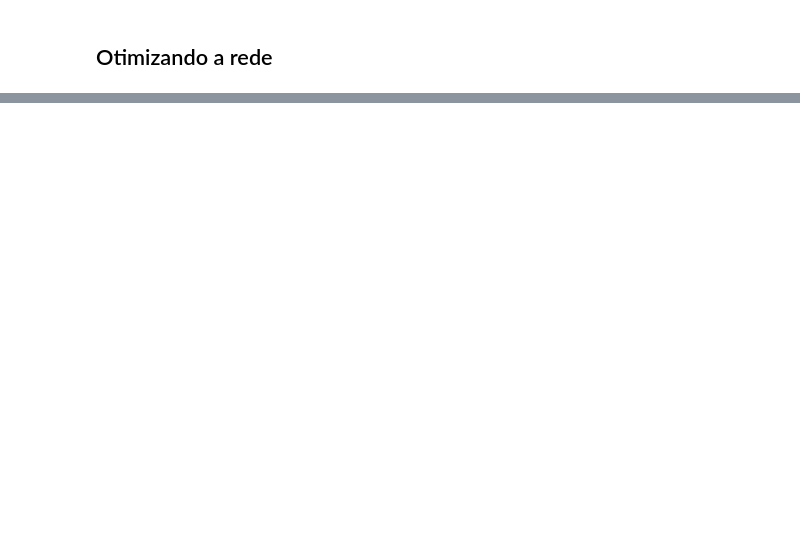
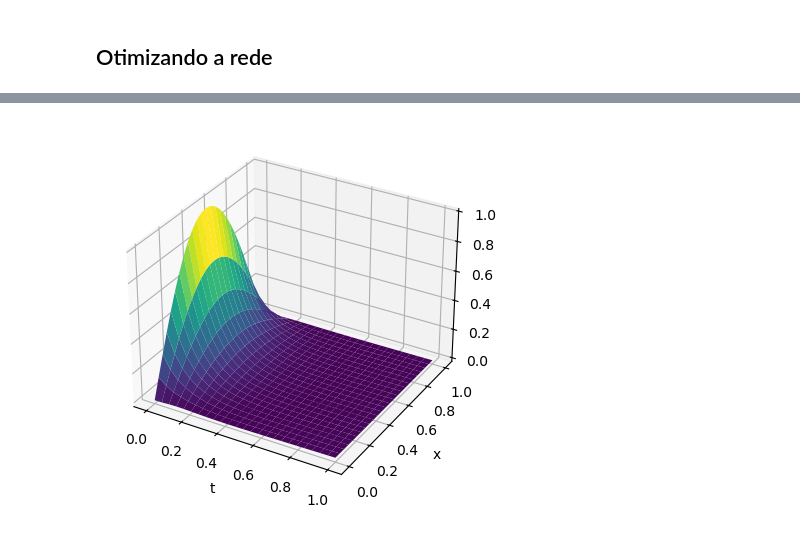
Before and after one commit to ginbar/ermac_2025_pinns, a Jupyter notebook: exemplos/EquacaoDeCalor.ipynb, the cells around one changed output, grey strips where cells are left out. Saved outputs shown, nothing was run; the diff lists cells and outputs as text; code cells hidden in the pictures; blank space fills up the shorter version.

```diff
--- a/exemplos/EquacaoDeCalor.ipynb
+++ b/exemplos/EquacaoDeCalor.ipynb
@@ -115,0 +177,5 @@ Step      Train loss                        Test loss                         Te
+# %%
+
+best_net = dde.nn.FNN([2] + [best_n_nodes] * best_n_hidden_l + [1], "tanh", "Glorot normal")
+best_model = dde.Model(data, best_net)
+best_model.compile("adam", lr=0.001)
@@ -115,0 +185,2 @@ Step      Train loss                        Test loss                         Te
+# %%
+best_model.train(iterations=20000)
@@ -115,0 +207,24 @@ Step      Train loss                        Test loss                         Te
+# %%
+nop = 25
+X, Y, XY = create_test_points(nop)
+
+Z_best_model = best_model.predict(XY)
+Z_exact_sol = exact_solution(XY)
+
+Z_best_model = Z_best_model.reshape((nop, nop))
+Z_exact_sol = Z_exact_sol.reshape((nop, nop))
+# %%
+def plot_3d_and_save(X, Y, Z, file_path):
+
+    fig, ax = plt.subplots(subplot_kw={"projection": "3d"})
+    ax.plot_surface(Y, X, Z, vmin=Z.min() * 2, cmap="viridis")
+
+    plt.xlabel("t")
+    plt.ylabel("x")
+
+    plt.savefig(file_path)
+    plt.show()
+# %%
+plot_3d_and_save(X, Y, Z_best_model, "../figuras/heat_pinns.pdf")
+# %% [output]
+[figure, added]
```
Also changed, not shown: parts of 18 cells of this notebook, 29 other files.
